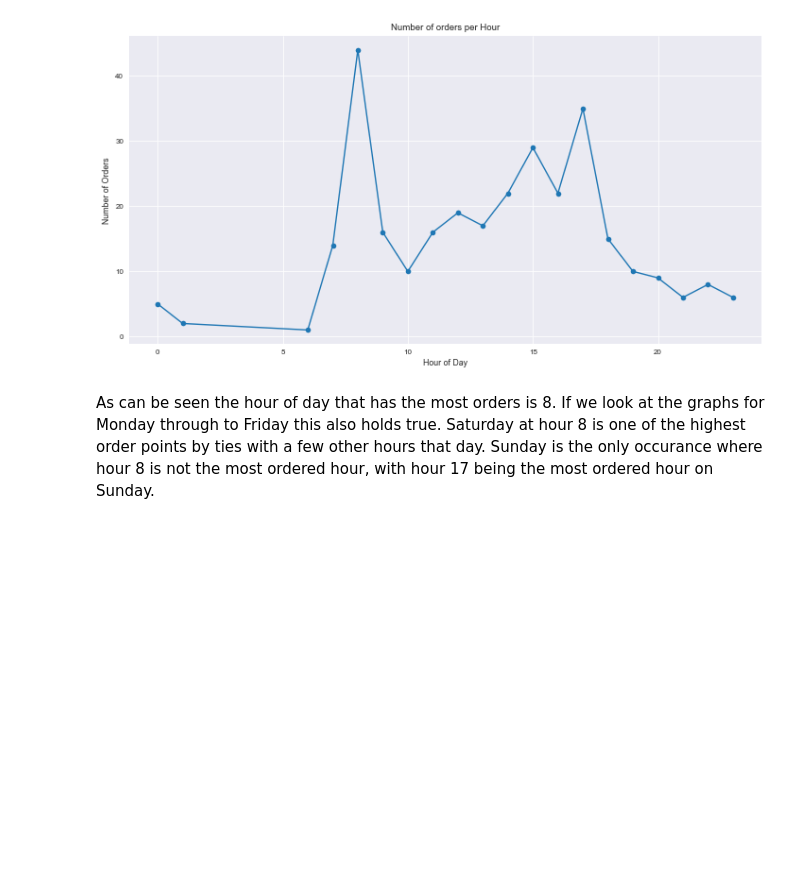
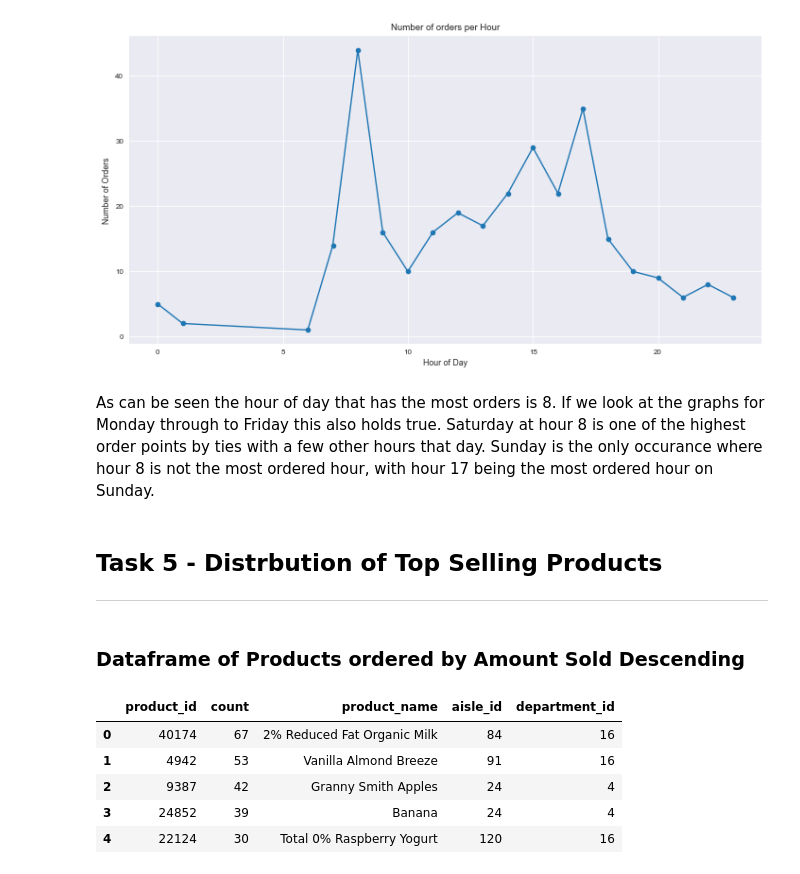
Before and after one commit to 1carew1/instacart_investigation, a Jupyter notebook: Assignment2_EDA.ipynb, the cells around one changed output. Saved outputs shown, nothing was run; the diff lists cells and outputs as text; code cells hidden in the pictures; blank space fills up the shorter version.

Commit message:
Doing Task 5

```diff
--- a/Assignment2_EDA.ipynb
+++ b/Assignment2_EDA.ipynb
@@ -446,3 +447,27 @@ Text(0,0.5,'Number of Orders')
 [figure]
 # %% [markdown]
 As can be seen the hour of day that has the most orders is 8. If we look at the graphs for Monday through to Friday this also holds true. Saturday at hour 8 is one of the highest order points by ties with a few other hours that day. Sunday is the only occurance where hour 8 is not the most ordered hour, with hour 17 being the most ordered hour on Sunday.
+# %% [markdown]
+## Task 5 - Distrbution of Top Selling Products <a class="anchor" id="task5"></a>
+***
+# %% [markdown]
+### Dataframe of Products ordered by Amount Sold Descending
+# %%
+all_ordered_products = (orders_products[['product_id']]
+                        .dropna(thresh=1)
+                       )
+ordered_products_count = (all_ordered_products
+                          .groupby(["product_id"])
+                          .size()
+                          .reset_index(name='count')
+                          .sort_values(by=['count'], ascending=False)
+                          .merge(products, on="product_id")
+                         )
+ordered_products_count.head()
+# %% [output]
+|  | product_id | count | product_name | aisle_id | department_id |
+| 0 | 40174 | 67 | 2% Reduced Fat Organic Milk | 84 | 16 |
+| 1 | 4942 | 53 | Vanilla Almond Breeze | 91 | 16 |
+| 2 | 9387 | 42 | Granny Smith Apples | 24 | 4 |
+| 3 | 24852 | 39 | Banana | 24 | 4 |
+| 4 | 22124 | 30 | Total 0% Raspberry Yogurt | 120 | 16 |
```
Also changed, not shown: parts of 3 cells of this notebook.
